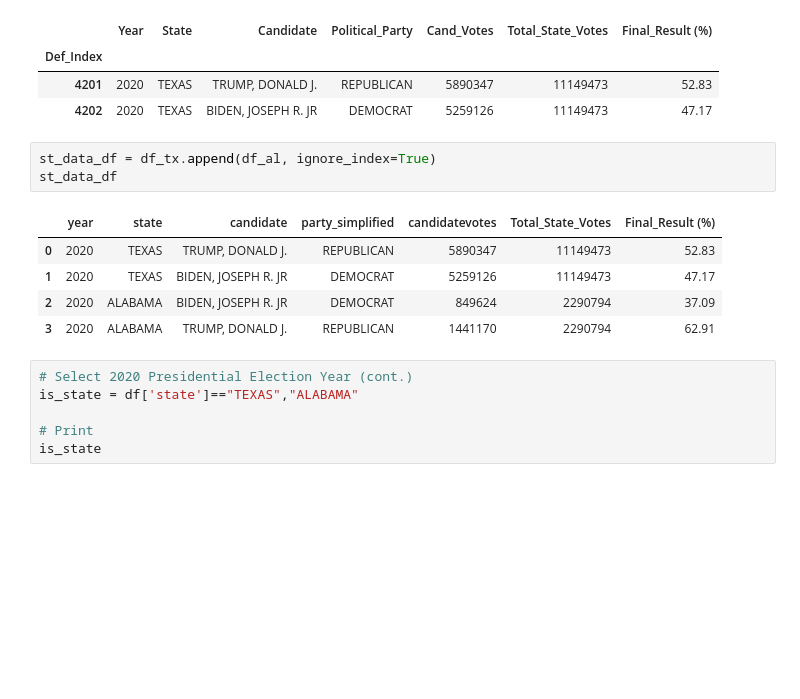
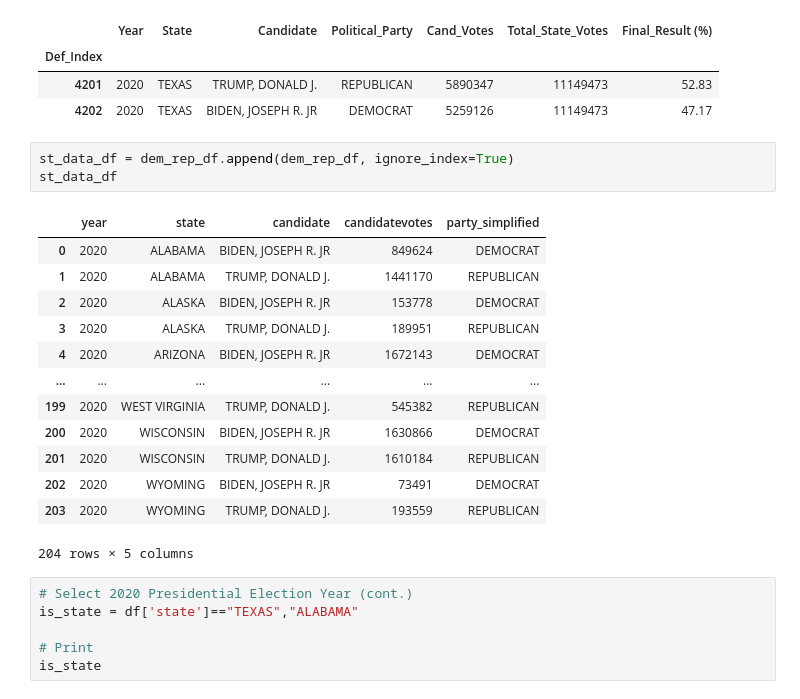
Before and after one commit to tduron3/I_Have_No_Clue, a Jupyter notebook: Project_1.ipynb, the cells around one changed output. Drawn from its saved outputs; the diff is of its cells as text; blank space fills up the shorter version.

Commit message:
Cleaning Data

```diff
--- a/Project_1.ipynb
+++ b/Project_1.ipynb
@@ -156,14 +146,22 @@ df_tx.rename(columns = {'year':'Year','state':'State','candidate':'Candidate','p
 | 4201 | 2020 | TEXAS | TRUMP, DONALD J. | REPUBLICAN | 5890347 | 11149473 | 52.83 |
 | 4202 | 2020 | TEXAS | BIDEN, JOSEPH R. JR | DEMOCRAT | 5259126 | 11149473 | 47.17 |
 # %%
-st_data_df = df_tx.append(df_al, ignore_index=True)
+st_data_df = dem_rep_df.append(dem_rep_df, ignore_index=True)
 st_data_df
 # %% [output]
-|  | year | state | candidate | party_simplified | candidatevotes | Total_State_Votes | Final_Result (%) |
-| 0 | 2020 | TEXAS | TRUMP, DONALD J. | REPUBLICAN | 5890347 | 11149473 | 52.83 |
-| 1 | 2020 | TEXAS | BIDEN, JOSEPH R. JR | DEMOCRAT | 5259126 | 11149473 | 47.17 |
-| 2 | 2020 | ALABAMA | BIDEN, JOSEPH R. JR | DEMOCRAT | 849624 | 2290794 | 37.09 |
-| 3 | 2020 | ALABAMA | TRUMP, DONALD J. | REPUBLICAN | 1441170 | 2290794 | 62.91 |
+|  | year | state | candidate | candidatevotes | party_simplified |
+| 0 | 2020 | ALABAMA | BIDEN, JOSEPH R. JR | 849624 | DEMOCRAT |
+| 1 | 2020 | ALABAMA | TRUMP, DONALD J. | 1441170 | REPUBLICAN |
+| 2 | 2020 | ALASKA | BIDEN, JOSEPH R. JR | 153778 | DEMOCRAT |
+| 3 | 2020 | ALASKA | TRUMP, DONALD J. | 189951 | REPUBLICAN |
+| 4 | 2020 | ARIZONA | BIDEN, JOSEPH R. JR | 1672143 | DEMOCRAT |
+| ... | ... | ... | ... | ... | ... |
+| 199 | 2020 | WEST VIRGINIA | TRUMP, DONALD J. | 545382 | REPUBLICAN |
+| 200 | 2020 | WISCONSIN | BIDEN, JOSEPH R. JR | 1630866 | DEMOCRAT |
+| 201 | 2020 | WISCONSIN | TRUMP, DONALD J. | 1610184 | REPUBLICAN |
+| 202 | 2020 | WYOMING | BIDEN, JOSEPH R. JR | 73491 | DEMOCRAT |
+| 203 | 2020 | WYOMING | TRUMP, DONALD J. | 193559 | REPUBLICAN |
+204 rows × 5 columns
 # %%
 # Select 2020 Presidential Election Year (cont.)
 is_state = df['state']=="TEXAS","ALABAMA"
```
Also changed, not shown: parts of 7 cells of this notebook.
